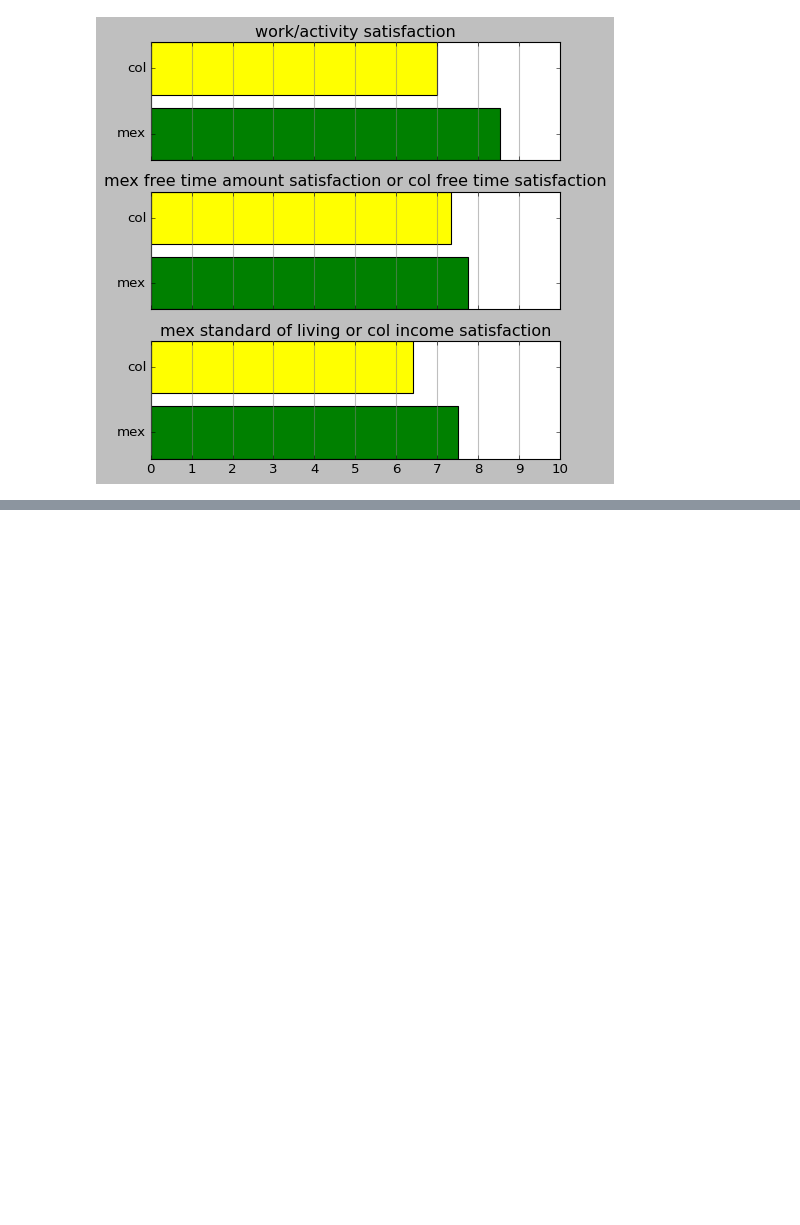
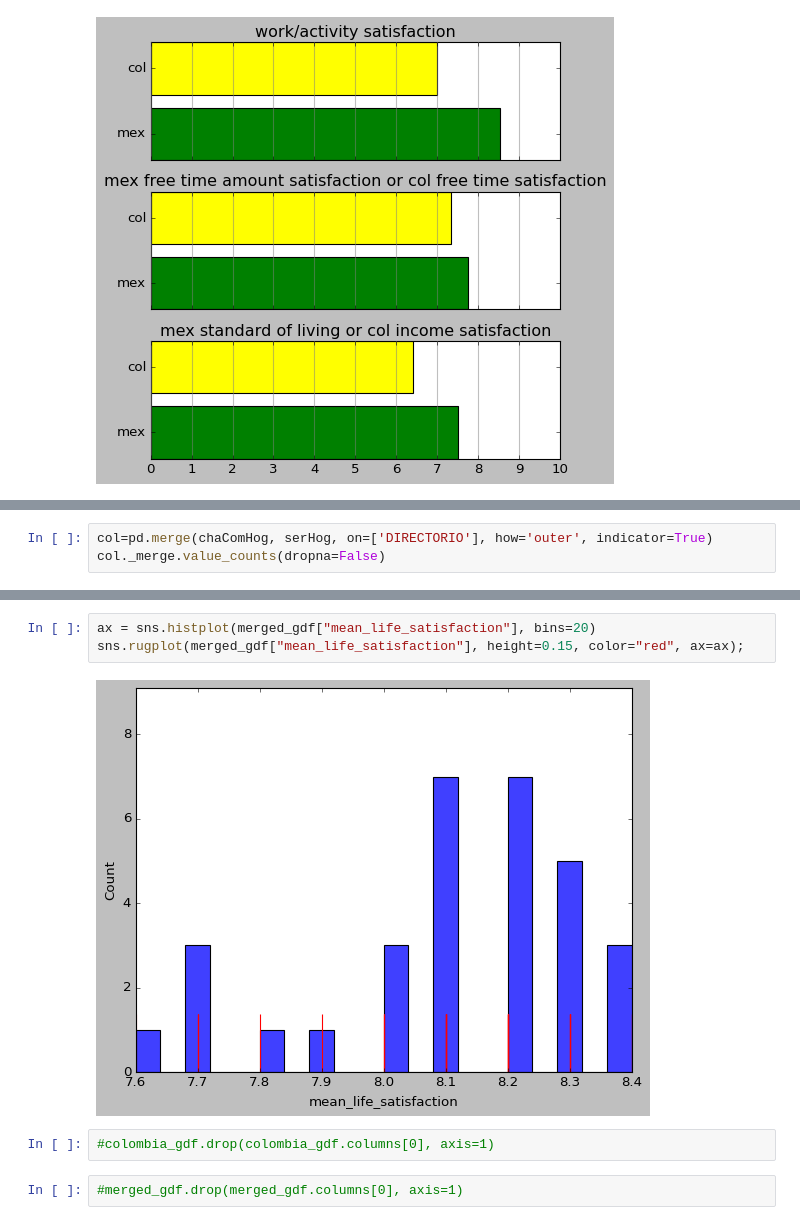
Before and after one commit to theaok/linaColMex, a Jupyter notebook: linaColMex.ipynb, the cells around one changed output, grey strips where cells are left out. Drawn from its saved outputs; the diff is of its cells as text; blank space fills up the shorter version.

```diff
--- a/linaColMex.ipynb
+++ b/linaColMex.ipynb
@@ -1973,0 +2040,3 @@ this is main analysis in the body of the paper!
+# %%
+col=pd.merge(chaComHog, serHog, on=['DIRECTORIO'], how='outer', indicator=True)
+col._merge.value_counts(dropna=False)
@@ -1973,0 +2270,9 @@ this is main analysis in the body of the paper!
+# %%
+ax = sns.histplot(merged_gdf["mean_life_satisfaction"], bins=20)
+sns.rugplot(merged_gdf["mean_life_satisfaction"], height=0.15, color="red", ax=ax);
+# %% [output]
+[figure, added]
+# %%
+#colombia_gdf.drop(colombia_gdf.columns[0], axis=1)
+# %%
+#merged_gdf.drop(merged_gdf.columns[0], axis=1)
```
Also changed, not shown: parts of 14 cells of this notebook.
